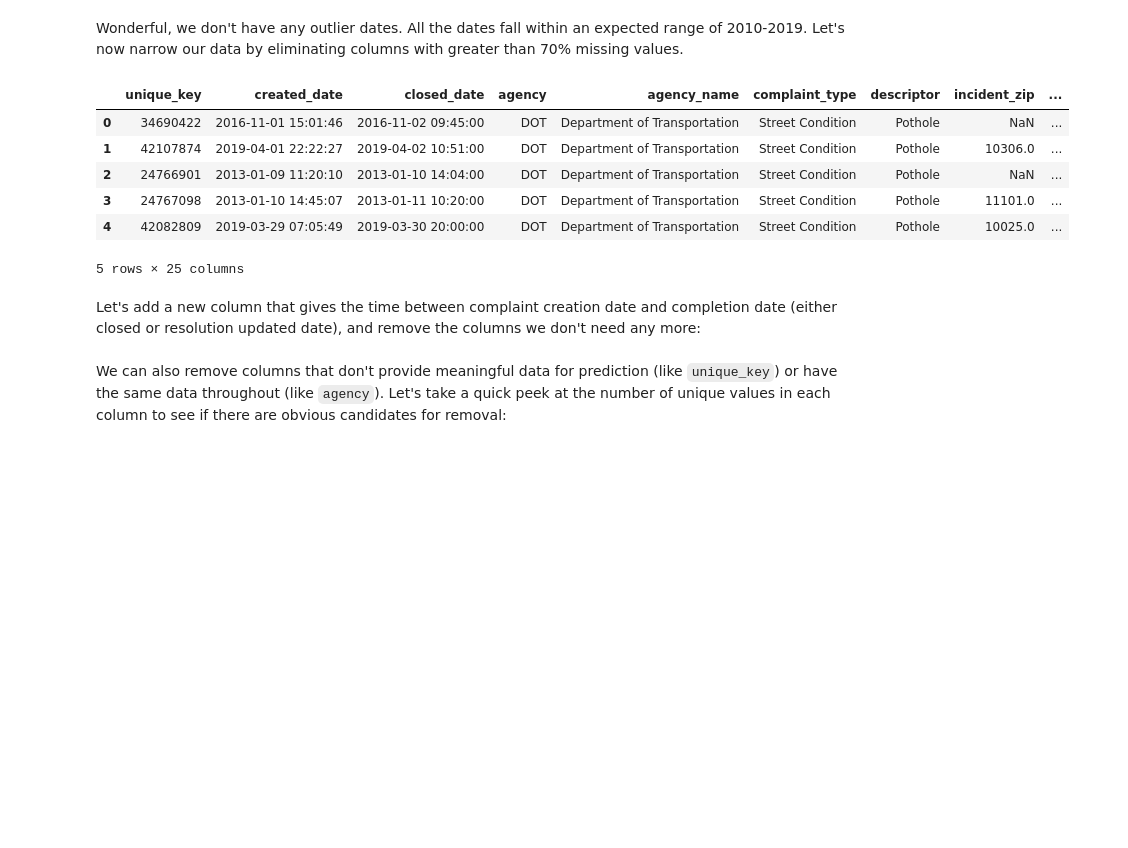
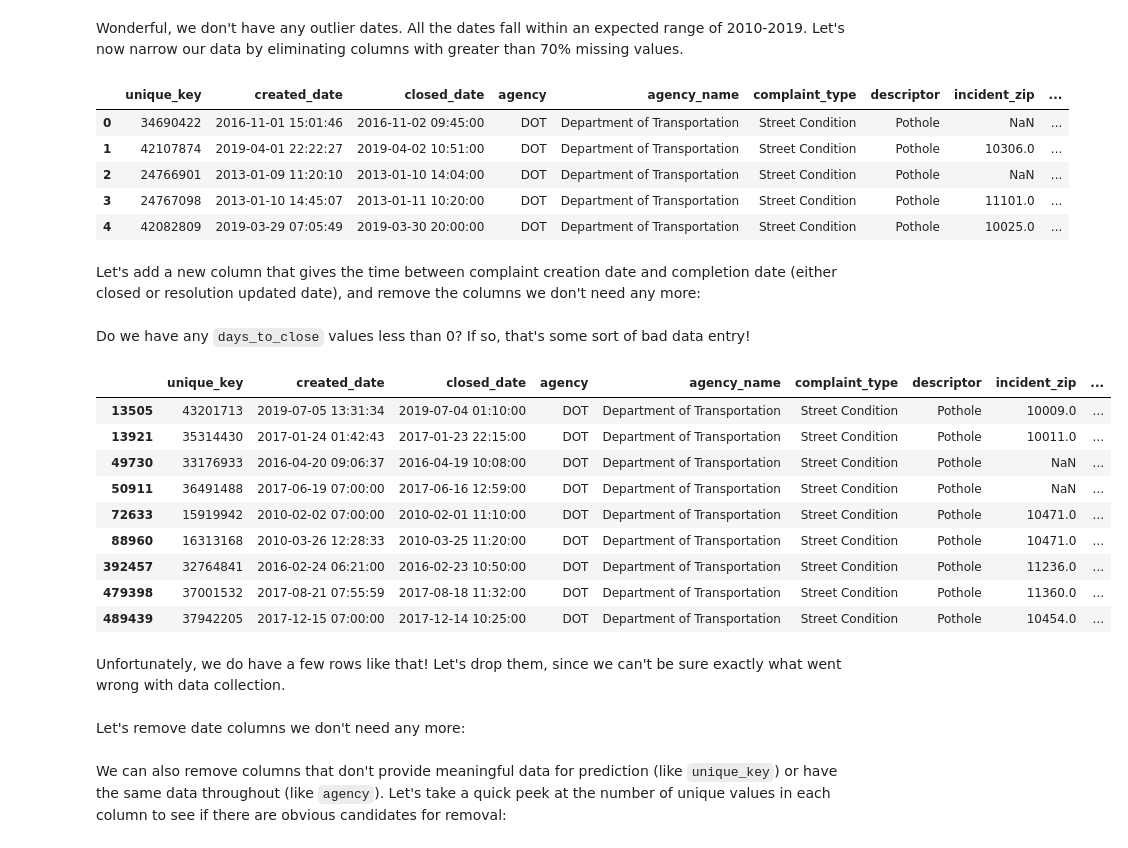
Before and after one commit to yeshiva-analytics-programming/final-project-example, a Jupyter notebook: ingest_prepare_data/Ingesting_and_Preparing.ipynb, the cells around one changed output. Saved outputs shown, nothing was run; the diff lists cells and outputs as text; code cells hidden in the pictures; blank space fills up the shorter version.

Commit message:
Eliminate rows with negative values for time to resolution

```diff
--- a/ingest_prepare_data/Ingesting_and_Preparing.ipynb
+++ b/ingest_prepare_data/Ingesting_and_Preparing.ipynb
@@ -39,0 +30,3 @@ potholes.head()
+# %%
+pd.set_option('display.max_columns', None)
+potholes.head()
@@ -94,7 +94,6 @@ potholes.head()
 | 2 | 24766901 | 2013-01-09 11:20:10 | 2013-01-10 14:04:00 | DOT | Department of Transportation | Street Condition | Pothole | NaN | ... |
 | 3 | 24767098 | 2013-01-10 14:45:07 | 2013-01-11 10:20:00 | DOT | Department of Transportation | Street Condition | Pothole | 11101.0 | ... |
 | 4 | 42082809 | 2019-03-29 07:05:49 | 2019-03-30 20:00:00 | DOT | Department of Transportation | Street Condition | Pothole | 10025.0 | ... |
-5 rows × 25 columns
 # %% [markdown]
 Let's add a new column that gives the time between complaint creation date and completion date (either closed or resolution updated date), and remove the columns we don't need any more:
 # %%
@@ -105,0 +104,17 @@ potholes.drop(columns=['closed_date','resolution_action_updated_date'], inplace
+# %% [markdown]
+Do we have any `days_to_close` values less than 0?  If so, that's some sort of bad data entry!
+# %%
+potholes[potholes['days_to_close'] < 0]
+# %% [output]
+|  | unique_key | created_date | closed_date | agency | agency_name | complaint_type | descriptor | incident_zip | ... |
+| 13505 | 43201713 | 2019-07-05 13:31:34 | 2019-07-04 01:10:00 | DOT | Department of Transportation | Street Condition | Pothole | 10009.0 | ... |
+| 13921 | 35314430 | 2017-01-24 01:42:43 | 2017-01-23 22:15:00 | DOT | Department of Transportation | Street Condition | Pothole | 10011.0 | ... |
+| 49730 | 33176933 | 2016-04-20 09:06:37 | 2016-04-19 10:08:00 | DOT | Department of Transportation | Street Condition | Pothole | NaN | ... |
+| 50911 | 36491488 | 2017-06-19 07:00:00 | 2017-06-16 12:59:00 | DOT | Department of Transportation | Street Condition | Pothole | NaN | ... |
+| 72633 | 15919942 | 2010-02-02 07:00:00 | 2010-02-01 11:10:00 | DOT | Department of Transportation | Street Condition | Pothole | 10471.0 | ... |
+| 88960 | 16313168 | 2010-03-26 12:28:33 | 2010-03-25 11:20:00 | DOT | Department of Transportation | Street Condition | Pothole | 10471.0 | ... |
+| 392457 | 32764841 | 2016-02-24 06:21:00 | 2016-02-23 10:50:00 | DOT | Department of Transportation | Street Condition | Pothole | 11236.0 | ... |
+| 479398 | 37001532 | 2017-08-21 07:55:59 | 2017-08-18 11:32:00 | DOT | Department of Transportation | Street Condition | Pothole | 11360.0 | ... |
+| 489439 | 37942205 | 2017-12-15 07:00:00 | 2017-12-14 10:25:00 | DOT | Department of Transportation | Street Condition | Pothole | 10454.0 | ... |
+# %% [markdown]
+Unfortunately, we do have a few rows like that!  Let's drop them, since we can't be sure exactly what went wrong with data collection.
@@ -105,0 +123,2 @@ potholes.drop(columns=['closed_date','resolution_action_updated_date'], inplace
+# %% [markdown]
+Let's remove date columns we don't need any more:
```
Also changed, not shown: parts of 9 cells of this notebook, 1 other file.
